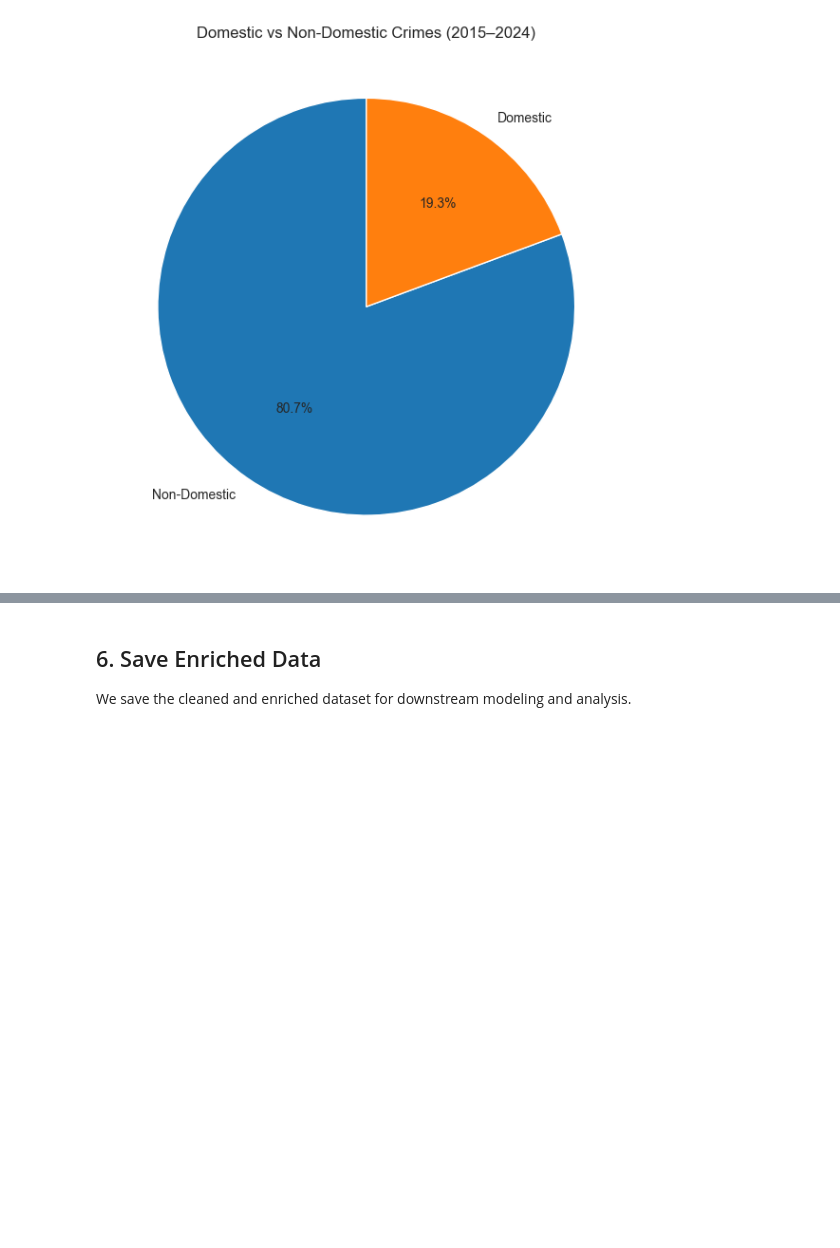
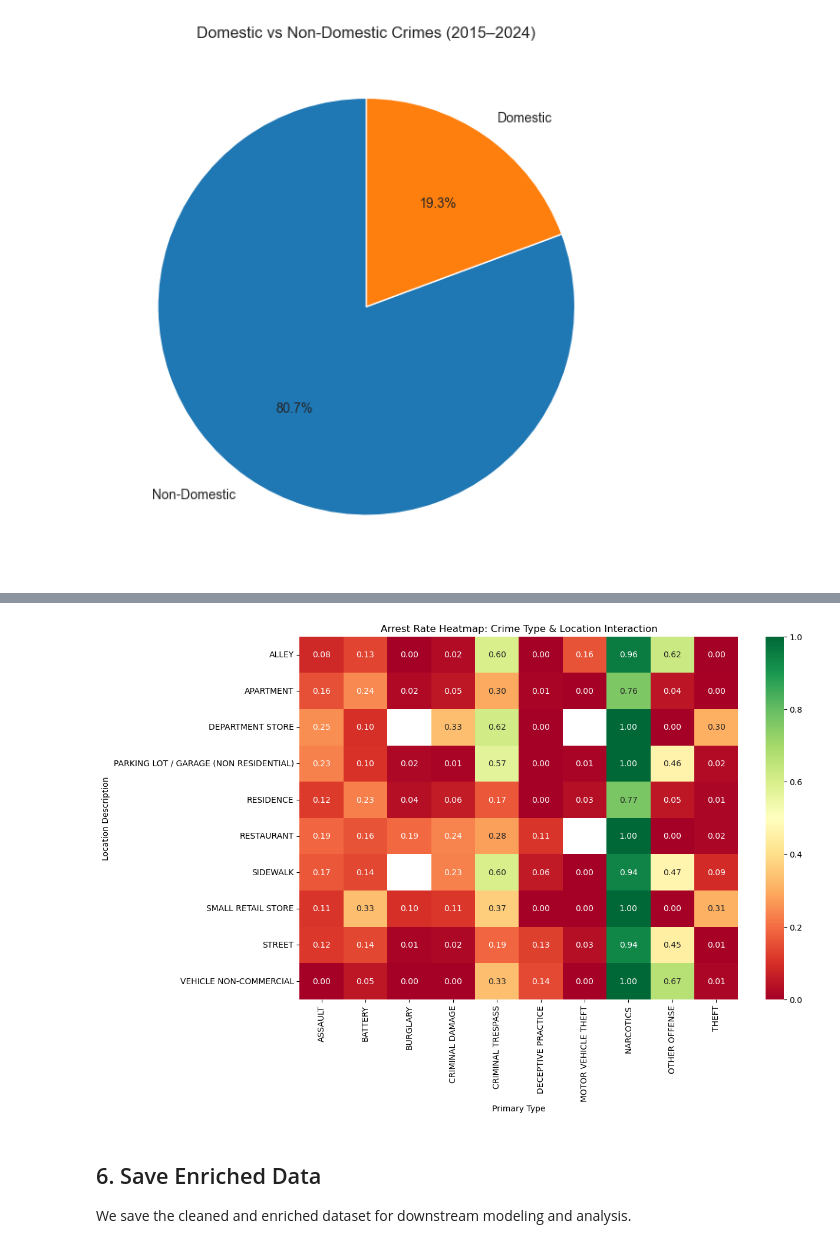
Before and after one commit to clear-train/IT5006-Group8, a Jupyter notebook: Chicago_Crime_EDA_2015_2024_v2.ipynb, the cells around one changed output, grey strips where cells are left out. Saved outputs shown, nothing was run; the diff lists cells and outputs as text; code cells hidden in the pictures; blank space fills up the shorter version.

```diff
--- a/Chicago_Crime_EDA_2015_2024_v2.ipynb
+++ b/Chicago_Crime_EDA_2015_2024_v2.ipynb
@@ -273,3 +382,14 @@ plt.show()
+# %%
+top_crimes = df['Primary Type'].value_counts().nlargest(10).index
+pivot_arrest = df[df['Primary Type'].isin(top_crimes) & df['Location Description'].isin(top_locations[:10])]
+pivot_arrest = pivot_arrest.groupby(['Location Description', 'Primary Type'])['Arrest'].mean().unstack()
+
+plt.figure(figsize=(12, 8))
+sns.heatmap(pivot_arrest, annot=True, fmt=".2f", cmap='RdYlGn', center=0.5)
+plt.title('Arrest Rate Heatmap: Crime Type & Location Interaction')
+plt.savefig('location_crime_arrest_heatmap.png')
+# %% [output]
+[figure, added]
 # %% [markdown]
 ## 6. Save Enriched Data
 We save the cleaned and enriched dataset for downstream modeling and analysis.
```
Also changed, not shown: parts of 9 cells of this notebook, 7 other files.
